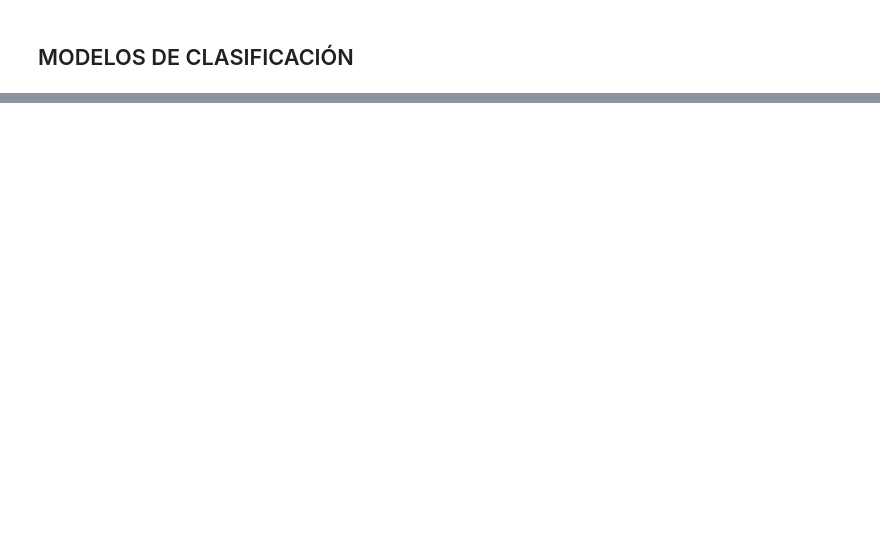
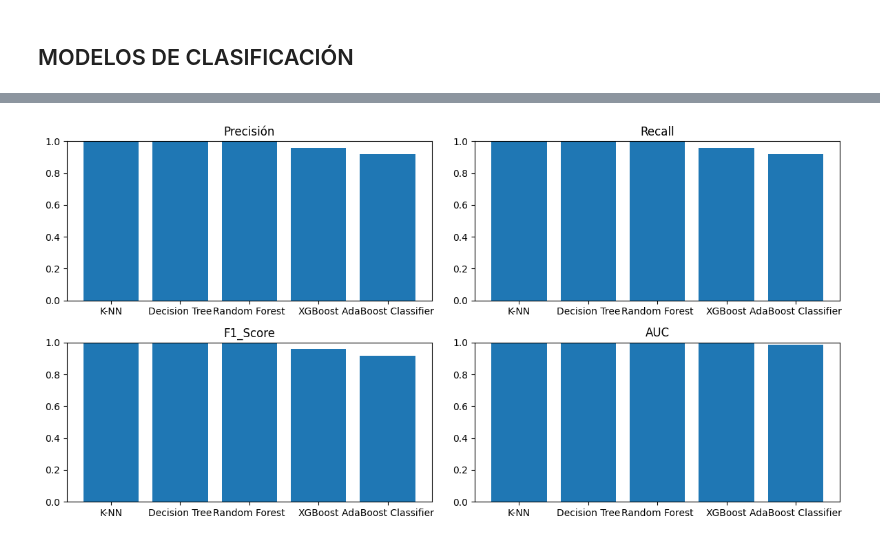
Before and after one commit to Edward-M11/jbook_ml202330, a Jupyter notebook: Evaluación de Modelos.ipynb, the cells around one changed output, grey strips where cells are left out. Cells and saved outputs as stored; diff of their text form; code cells hidden in the pictures; blank space fills up the shorter version.

```diff
--- a/Evaluación de Modelos.ipynb
+++ b/Evaluación de Modelos.ipynb
@@ -433,0 +410,7 @@ GridSearchCV(cv=5,
+# %%
+# Ajustar los modelos a los datos de entrenamiento
+grid_search_knn.fit(X_train, y_train)
+grid_search_tree.fit(X_train, y_train)
+grid_search_rf.fit(X_train, y_train)
+grid_search_xgb.fit(X_train, y_train)
+grid_search_adaboost_classifier.fit(X_train, y_train)
@@ -434,5 +424,5 @@ GridSearchCV(cv=5,
 # %%
-from sklearn.metrics import precision_score, recall_score, f1_score, roc_auc_score, confusion_matrix #, plot_roc_curve
+from sklearn.metrics import precision_score, recall_score, f1_score, roc_auc_score
 
 # Función para calcular y registrar las métricas
 def evaluate_model(model, X_test, y_test):
@@ -448,14 +438,15 @@ knn_metrics = evaluate_model(grid_search_knn, X_test, y_test)
 tree_metrics = evaluate_model(grid_search_tree, X_test, y_test)
 rf_metrics = evaluate_model(grid_search_rf, X_test, y_test)
 xgb_metrics = evaluate_model(grid_search_xgb, X_test, y_test)
+adaboost_classifier_metrics = evaluate_model(grid_search_adaboost_classifier, X_test, y_test)
 # %%
 #Registrar resultados
 results_df = pd.DataFrame({
-    'Modelo': ['K-NN', 'Decision Tree', 'Random Forest', 'XGBoost'],
-    'Precisión': [knn_metrics[0], tree_metrics[0], rf_metrics[0], xgb_metrics[0]],
-    'Recall': [knn_metrics[1], tree_metrics[1], rf_metrics[1], xgb_metrics[1]],
-    'Puntuación F1': [knn_metrics[2], tree_metrics[2], rf_metrics[2], xgb_metrics[2]],
-    'AUC': [knn_metrics[3], tree_metrics[3], rf_metrics[3], xgb_metrics[3]]
+    'Modelo': ['K-NN', 'Decision Tree', 'Random Forest', 'XGBoost', 'AdaBoost Classifier'],
+    'Precisión': [knn_metrics[0], tree_metrics[0], rf_metrics[0], xgb_metrics[0], adaboost_classifier_metrics[0]],
+    'Recall': [knn_metrics[1], tree_metrics[1], rf_metrics[1], xgb_metrics[1], adaboost_classifier_metrics[1]],
+    'F1_Score': [knn_metrics[2], tree_metrics[2], rf_metrics[2], xgb_metrics[2], adaboost_classifier_metrics[2]],
+    'AUC': [knn_metrics[3], tree_metrics[3], rf_metrics[3], xgb_metrics[3], adaboost_classifier_metrics[3]]
 })
 
 print(results_df)
@@ -513,0 +460,39 @@ weighted avg       0.67      0.58      0.57     87184
+# %%
+import pandas as pd
+import matplotlib.pyplot as plt
+
+
+# Graficar las métricas de precisión, recall, F1_Score y AUC
+plt.figure(figsize=(12, 6))
+
+# Precisión
+plt.subplot(2, 2, 1)
+plt.bar(results_df['Modelo'], results_df['Precisión'])
+plt.title('Precisión')
+plt.ylim(0, 1)
+
+# Recall
+plt.subplot(2, 2, 2)
+plt.bar(results_df['Modelo'], results_df['Recall'])
+plt.title('Recall')
+plt.ylim(0, 1)
+
+# Puntuación F1
+plt.subplot(2, 2, 3)
+plt.bar(results_df['Modelo'], results_df['F1_Score'])
+plt.title('F1_Score')
+plt.ylim(0, 1)
+
+# AUC
+plt.subplot(2, 2, 4)
+plt.bar(results_df['Modelo'], results_df['AUC'])
+plt.title('AUC')
+plt.ylim(0, 1)
+
+# Ajustar el espaciado entre los gráficos
+plt.tight_layout()
+
+# Mostrar los gráficos
+plt.show()
+# %% [output]
+[figure, added]
```
Also changed, not shown: parts of 22 cells of this notebook, 4 other files.
